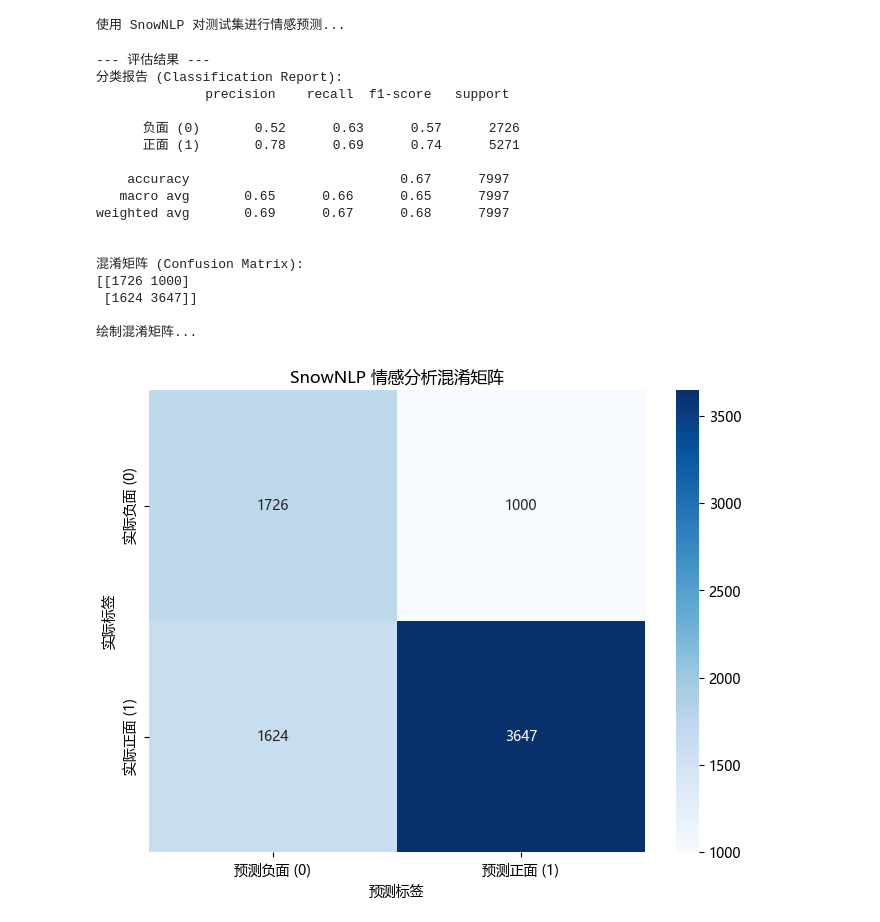
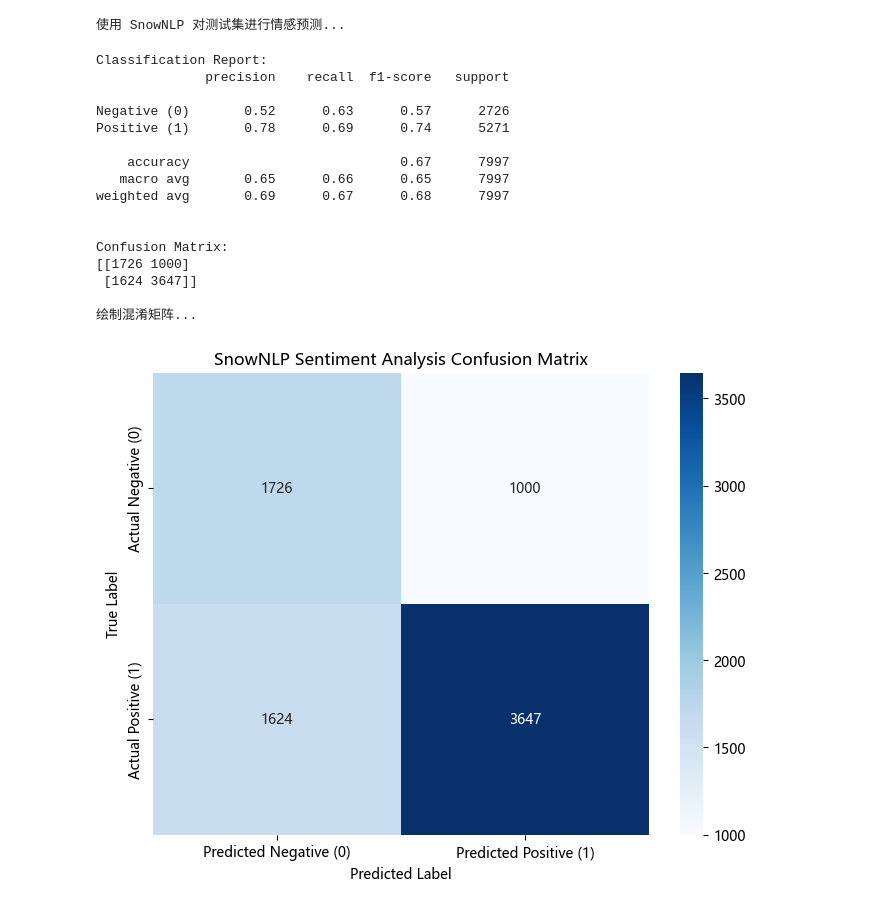
Before and after one commit to yukito0209/is6941-ml-social-media, a Jupyter notebook: taptap/analytics/baseline_model/snownlp.ipynb, the cells around one changed output. Saved outputs shown, nothing was run; the diff lists cells and outputs as text; code cells hidden in the pictures.

```diff
--- a/taptap/analytics/baseline_model/snownlp.ipynb
+++ b/taptap/analytics/baseline_model/snownlp.ipynb
@@ -126,13 +126,13 @@ for review in tqdm(X_test, desc="分析评论"):
 使用 SnowNLP 对测试集进行情感预测...
 # %%
 # --- 5. 评估模型 ---
-print("\n--- 评估结果 ---")
+# print("\n--- 评估结果 ---")
 
 # Classification Report
-print("分类报告 (Classification Report):")
+print("Classification Report:")
 # zero_division=0 避免在某个类别没有预测样本时产生警告
 try:
-    report = classification_report(y_test, predictions, target_names=['负面 (0)', '正面 (1)'], zero_division=0)
+    report = classification_report(y_test, predictions, target_names=['Negative (0)', 'Positive (1)'], zero_division=0)
     print(report)
 except ValueError as e:
     print(f"生成分类报告时出错: {e}")
@@ -141,44 +141,43 @@ except ValueError as e:
 
 
 # Confusion Matrix
-print("\n混淆矩阵 (Confusion Matrix):")
+print("\nConfusion Matrix:")
 try:
     cm = confusion_matrix(y_test, predictions)
     print(cm)
 
     # --- 6. 可视化混淆矩阵 ---
     print("\n绘制混淆矩阵...")
     plt.figure(figsize=(8, 6))
     sns.heatmap(cm, annot=True, fmt='d', cmap='Blues',
-                xticklabels=['预测负面 (0)', '预测正面 (1)'],
-                yticklabels=['实际负面 (0)', '实际正面 (1)'])
-    plt.xlabel('预测标签')
-    plt.ylabel('实际标签')
-    plt.title('SnowNLP 情感分析混淆矩阵')
+                xticklabels=['Predicted Negative (0)', 'Predicted Positive (1)'],
+                yticklabels=['Actual Negative (0)', 'Actual Positive (1)'])
+    plt.xlabel('Predicted Label')
+    plt.ylabel('True Label')
+    plt.title('SnowNLP Sentiment Analysis Confusion Matrix')
     # 解决中文显示问题 (如果需要)
     plt.rcParams['font.sans-serif'] = ['Microsoft YaHei'] # 或者其他支持中文的字体如 'Microsoft YaHei'
     plt.rcParams['axes.unicode_minus'] = False # 解决负号显示问题
     plt.show()
 except ValueError as e:
     print(f"生成或绘制混淆矩阵时出错: {e}")
     print("真实标签:", y_test.unique())
     print("预测标签:", pd.Series(predictions).unique())
 # %% [output]
---- 评估结果 ---
-分类报告 (Classification Report):
+Classification Report:
               precision    recall  f1-score   support
 
-      负面 (0)       0.52      0.63      0.57      2726
-      正面 (1)       0.78      0.69      0.74      5271
+Negative (0)       0.52      0.63      0.57      2726
+Positive (1)       0.78      0.69      0.74      5271
 
     accuracy                           0.67      7997
    macro avg       0.65      0.66      0.65      7997
 weighted avg       0.69      0.67      0.68      7997
 
 
-混淆矩阵 (Confusion Matrix):
+Confusion Matrix:
 [[1726 1000]
  [1624 3647]]
 
 绘制混淆矩阵...
-[figure, old version]
+[figure, new version]
```
Also changed, not shown: 2 other files.
